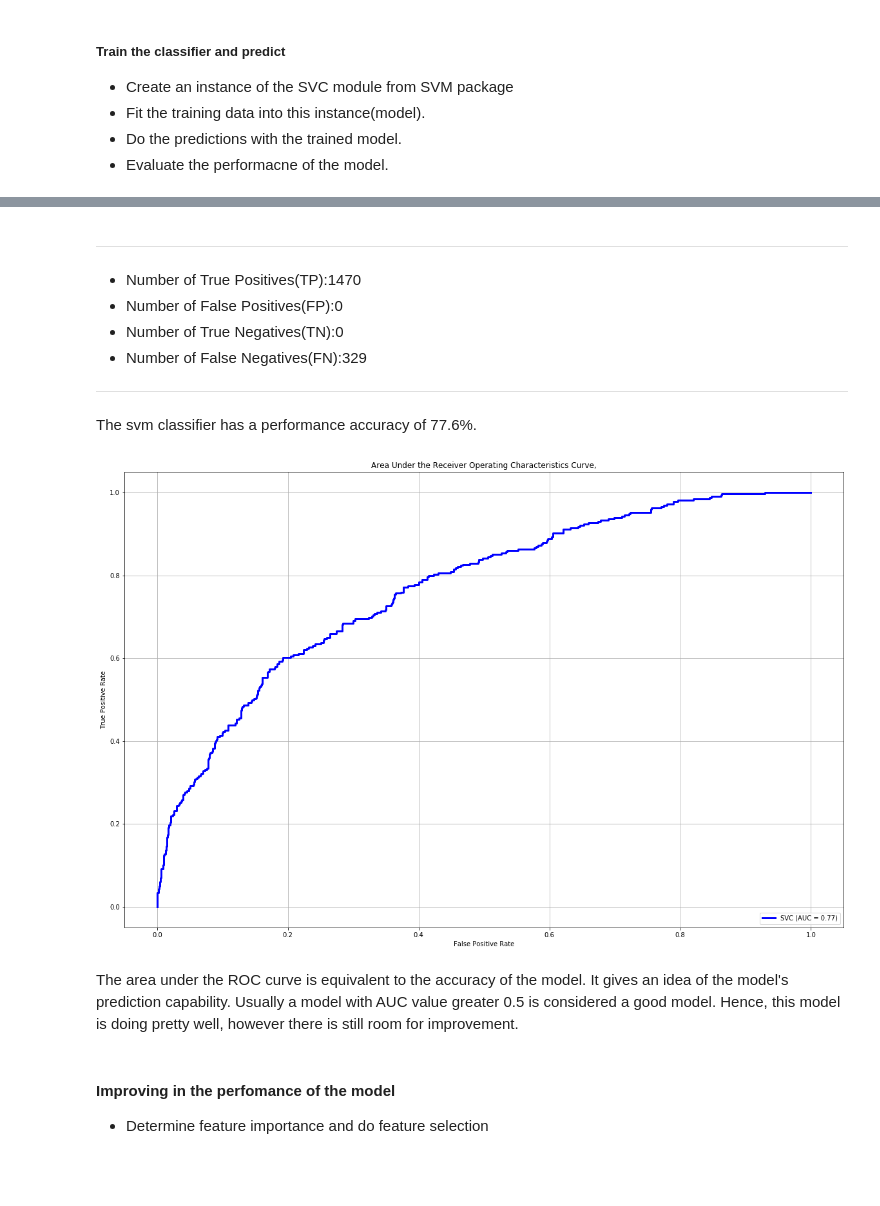
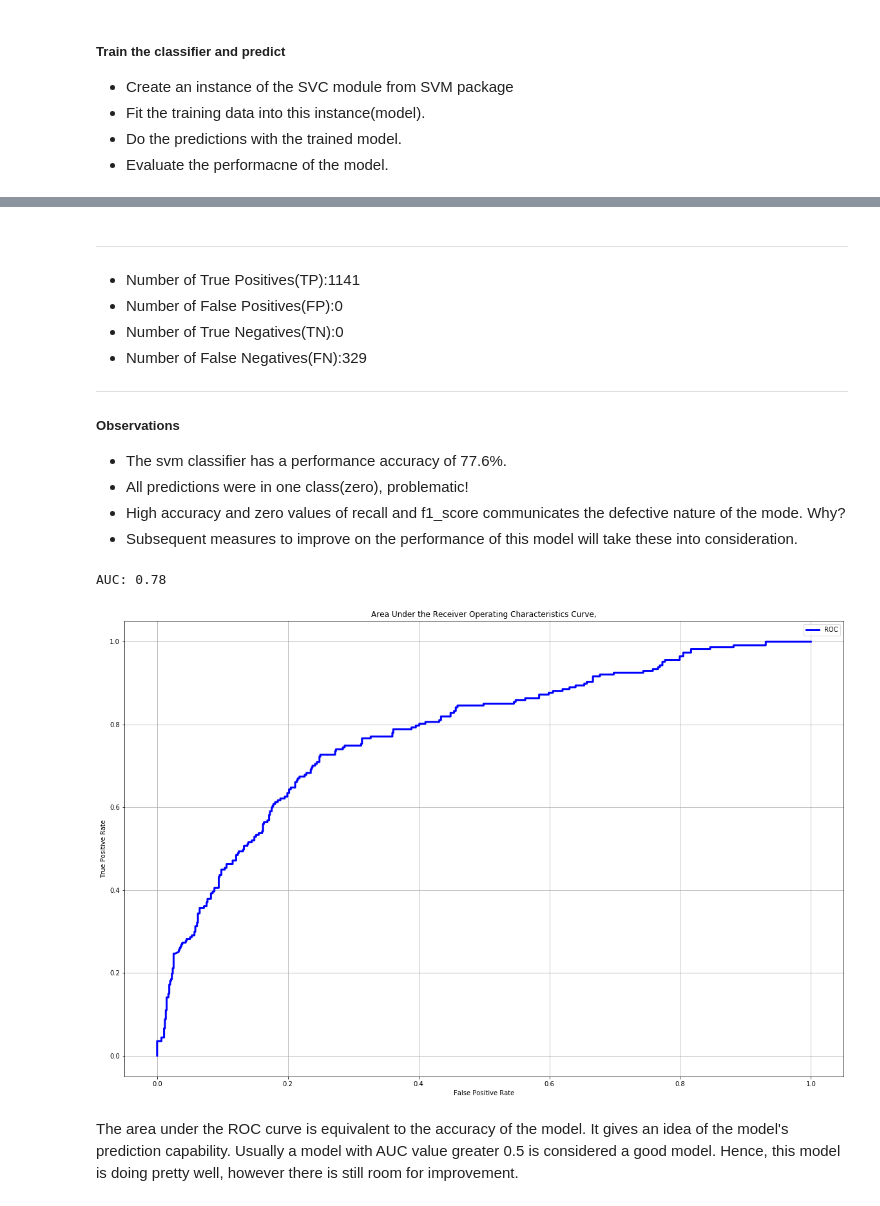
Before and after one commit to mozilla/PRESC, a Jupyter notebook: dev/Clare-Joyce/winequality.ipynb, the cells around one changed output, grey strips where cells are left out. Drawn from its saved outputs; the diff is of its cells as text; code cells hidden in the pictures; blank space fills up the shorter version.

```diff
--- a/winequality.ipynb
+++ b/dev/Clare-Joyce/winequality.ipynb
@@ -261,21 +314,50 @@ weighted avg       0.60      0.78      0.68      1470
 # %% [markdown]
 ***
-* Number of True Positives(TP):1470
+* Number of True Positives(TP):1141
 * Number of False Positives(FP):0
 * Number of True Negatives(TN):0
 * Number of False Negatives(FN):329
 ***
-The svm classifier has a performance accuracy of 77.6%.
+##### Observations
+* The svm classifier has a performance accuracy of 77.6%.
+* All predictions were in one class(zero), problematic!
+* High accuracy and zero values of recall and f1_score communicates the defective nature of the mode. Why?
+* Subsequent measures to improve on the performance of this model will take these into consideration.
-# %%
-fig, ax = plt.subplots(figsize=(20,13))
-svc_disp = plot_roc_curve(wine_classifier, X_test, y_test, ax=ax, color='blue', LineWidth=3)
-plt.title("Area Under the Receiver Operating Characteristics Curve,")
-plt.grid()
-plt.show()
-# %% [output]
-[figure, removed]
+# %%
+from sklearn.metrics import roc_curve
+from sklearn.metrics import roc_auc_score
+def plot_roc_cur(probs, y_test):
+
+    """
+    Inputs: probs, class prediction probabilities from a model
+            y_test is the target variable in the testing set.
+    Functionality: - extracts probabilities of getting a 1 from probs
+                   - calculates the area under the curve(AUC)
+                   - prints the AUC
+                   - generate the false positives and true oisitives rates
+                     (FPR and TPR) with the roc_curve function.
+                   - plots the graph of TPR against FPR which is the receiver
+                     operating characteristics curve.
+    Outputs: returns nothing but displays the ROC curve
+    """
+    probs = probs[:, 1]
+    auc = roc_auc_score(y_test, probs)
+    print('AUC: %.2f' % auc)
+
+    fig, ax = plt.subplots(figsize=(20,13))
+    fpr, tpr, thresholds = roc_curve(y_test, probs)
+    plt.plot(fpr, tpr, color='blue',LineWidth = 3, label='ROC')
+    plt.xlabel('False Positive Rate')
+    plt.ylabel('True Positive Rate')
+    plt.title("Area Under the Receiver Operating Characteristics Curve,")
+    plt.grid()
+    plt.legend()
+    plt.show()
+# %%
+
+plot_roc_cur(probs, ytest)
+# %% [output]
+AUC: 0.78
+[figure, added]
 # %% [markdown]
 The area under the ROC curve is equivalent to the accuracy of the model. It gives an idea of the model's prediction capability. Usually a model with AUC value greater 0.5 is considered a good model. Hence, this model is doing pretty well, however there is still room for improvement.
-# %% [markdown]
-#### Improving in the perfomance of the model
-* Determine feature importance and do feature selection
```
Also changed, not shown: parts of 19 cells of this notebook.
